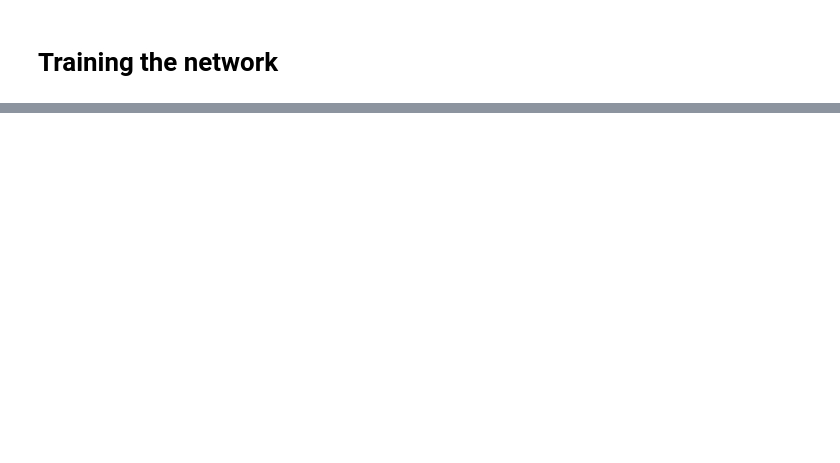
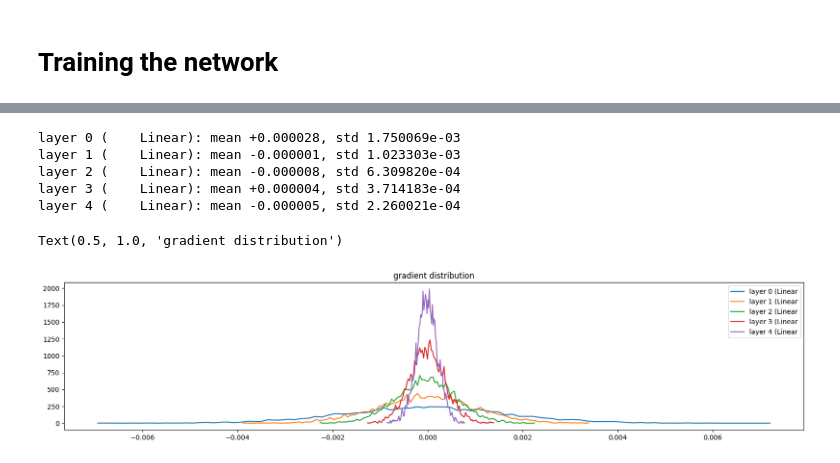
Before and after one commit to AishwaryaKalloli/andrejk, a Jupyter notebook: makemore3_deepdive.ipynb, the cells around one changed output, grey strips where cells are left out. Saved outputs shown, nothing was run; the diff lists cells and outputs as text; code cells hidden in the pictures; blank space fills up the shorter version.

```diff
--- a/makemore3_deepdive.ipynb
+++ b/makemore3_deepdive.ipynb
@@ -199,0 +236,21 @@ plt.hist(h_pre_activation.std(0, keepdim=True).view(-1).tolist(), bins=50)
+# %%
+# visualize histograms
+plt.figure(figsize=(20, 4)) # width and height of the plot
+legends = []
+for i, layer in enumerate(layers[:-1]): # note: exclude the output layer
+  if isinstance(layer, Linear):
+    t = layer.out.grad
+    print('layer %d (%10s): mean %+f, std %e' % (i, layer.__class__.__name__, t.mean(), t.std()))
+    hy, hx = torch.histogram(t, density=True)
+    plt.plot(hx[:-1].detach(), hy.detach())
+    legends.append(f'layer {i} ({layer.__class__.__name__}')
+plt.legend(legends);
+plt.title('gradient distribution')
+# %% [output]
+layer 0 (    Linear): mean +0.000028, std 1.750069e-03
+layer 1 (    Linear): mean -0.000001, std 1.023303e-03
+layer 2 (    Linear): mean -0.000008, std 6.309820e-04
+layer 3 (    Linear): mean +0.000004, std 3.714183e-04
+layer 4 (    Linear): mean -0.000005, std 2.260021e-04
+Text(0.5, 1.0, 'gradient distribution')
+[figure, added]
```
Also changed, not shown: parts of 16 cells of this notebook.
